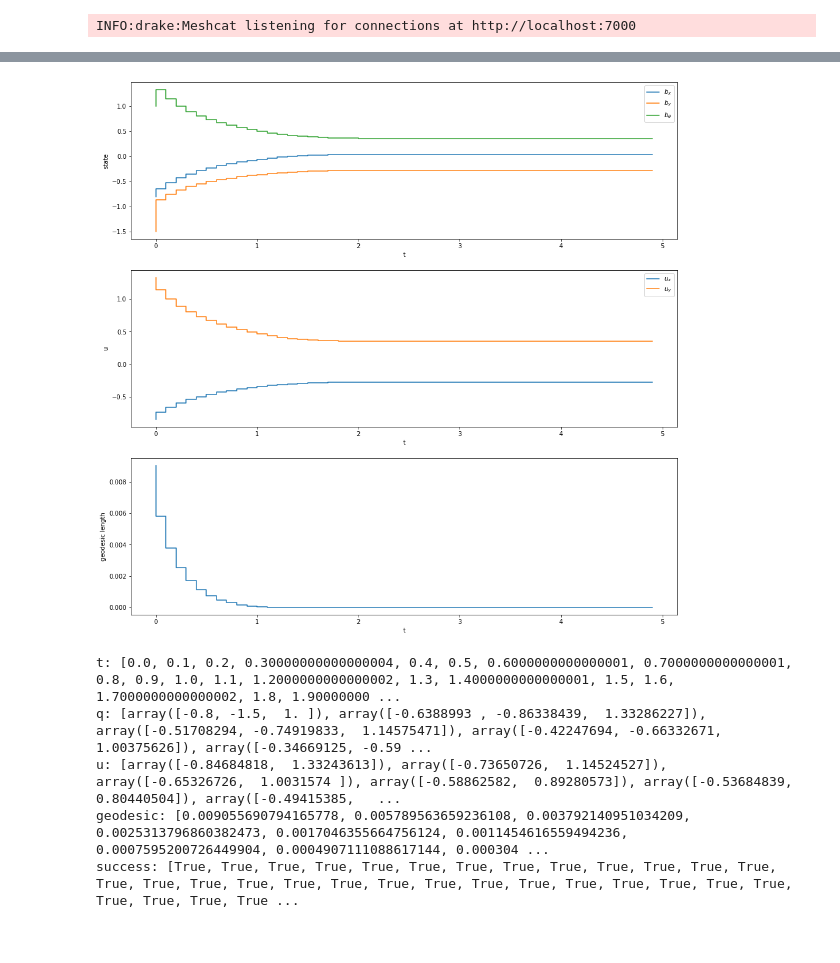
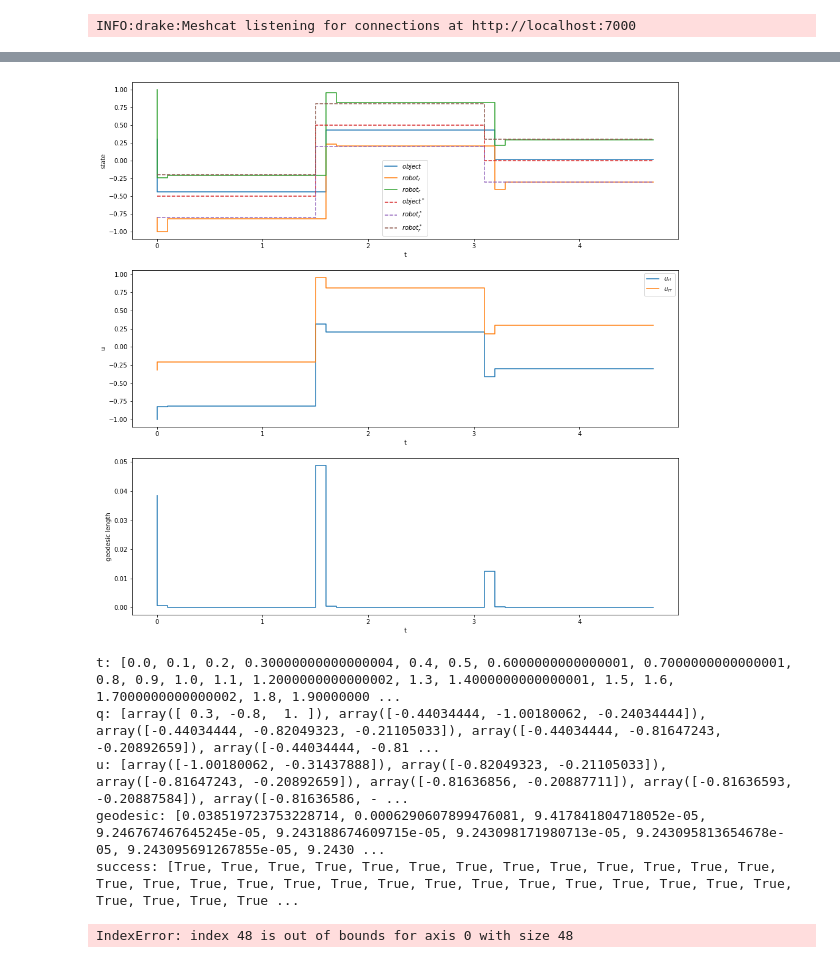
Before and after one commit to shaoyuancc/dccm_quasistatic, a Jupyter notebook: dccm_quasistatic/theory/quasistatic_1d_3spheres.ipynb, the cells around one changed output, grey strips where cells are left out. Cells and saved outputs as stored; diff of their text form; code cells hidden in the pictures.

Commit message:
some 3 sphere experiments

```diff
--- a/dccm_quasistatic/theory/quasistatic_1d_3spheres.ipynb
+++ b/dccm_quasistatic/theory/quasistatic_1d_3spheres.ipynb
@@ -266,7 +266,7 @@ class DCCMSystem():
 # %%
 sample_generator_params = SampleGeneratorParams(
     log_barrier_weight=10,
-    n_samples=500,
+    n_samples=900,
     workspace_radius=1,
     actuated_collision_geomtery_names=["hand::collision"]
 )
@@ -278,7 +278,7 @@ dccm_params = DCCMParams(
     dim_x=3,
     dim_u=2,
     deg=3,
-    beta=0.5,
+    beta=0.1,
     n_geodesic_segments=1,
 )
 q = np.array([-1.5, 0, 0.5]) # [object_x, robot_x]
@@ -333,8 +333,20 @@ wijc:
 # %%
 total_duration_s = 5
 
-q = np.array([-0.8, -1.5, 1]) # [box_x, box_y, box_theta, sphere_x, sphere_y]
-q_desired = np.array([0, -0.3, 0.5]) # [box_x, box_y, box_theta, sphere_x, sphere_y]
+# q = np.array([-0.5, -0.8, -0.2]) # [obj, robot_l, robot_r]
+# q_desired = np.array([0.5, 0.2, 0.8]) # [obj, robot_l, robot_r]
+
+# q = np.array([-0.5, -0.8, 1]) # [obj, robot_l, robot_r]
+# q_desired = np.array([0, -1, 1]) # [obj, robot_l, robot_r]
+
+# q = np.array([-0.5, -0.8, 1]) # [obj, robot_l, robot_r]
+# q_desired = np.array([0.5, -1, 0.8]) # [obj, robot_l, robot_r]
+
+q = np.array([0.3, -0.8, 1]) # [obj, robot_l, robot_r]
+reps = int((total_duration_s/0.1) / 3)
+q_desired = np.vstack((np.tile([-0.5, -0.8, -0.2], (reps,1)),
+                        np.tile([0.5, 0.2, 0.8], (reps,1)),
+                        np.tile([0.0, -0.3, 0.3], (reps,1))))
 
 q_sim_py.update_mbp_positions_from_vector(q)
 q_sim_py.draw_current_configuration()
@@ -344,12 +356,12 @@ sim_p = copy.deepcopy(q_sim.get_sim_params())
 sim_p.h = 0.1
 sim_p.unactuated_mass_scale = 10
 # exact dynamics
-# sim_p.gradient_mode = GradientMode.kNone
-# sim_p.forward_mode = ForwardDynamicsMode.kQpMp
+sim_p.gradient_mode = GradientMode.kNone
+sim_p.forward_mode = ForwardDynamicsMode.kQpMp
 # Smoothed dynamics
-sim_p.gradient_mode = GradientMode.kAB
-sim_p.log_barrier_weight = sample_generator_params.log_barrier_weight
-sim_p.forward_mode = ForwardDynamicsMode.kLogIcecream
+# sim_p.gradient_mode = GradientMode.kAB
+# sim_p.log_barrier_weight = sample_generator_params.log_barrier_weight
+# sim_p.forward_mode = ForwardDynamicsMode.kLogIcecream
 
 n_steps = int(total_duration_s / sim_p.h)
 t_log = []
@@ -358,51 +370,52 @@ u_log = []
 geodesic_log = []
 success_log = []
 
-def draw_plot(t, q, u, geodesic):
+def draw_plot(t, q, q_des, u, geodesic):
     clear_output(wait=True)
     fig, axs = plt.subplots(3, 1, figsize=(16, 16))
 
     axis = axs[0]
-    axis.step(t,
-            q)
-    axis.legend([r'$b_x$', r'$b_y$', r'$b_\theta$', r'$f_x$', r'$f_y$'])
+    axis.step(t, q, linestyle='solid')
+    axis.step(t, q_des, linestyle='dashed')
+    axis.legend([r'$object$', r'$robot_l$', r'$robot_r$', r'$object^*$', r'$robot^*_l$', r'$robot^*_r$'])
     axis.set_ylabel('state')
     axis.set_xlabel('t')
 
     axis = axs[1]
     axis.step(t,
             u)
-    axis.legend([r'$u_{x}$',r'$u_{y}$'])
+    axis.legend([r'$u_{rl}$',r'$u_{rr}$'])
     axis.set_ylabel('u')
     axis.set_xlabel('t')
 
     axis = axs[2]
     axis.step(t,
             geodesic)
     axis.set_ylabel('geodesic length')
     axis.set_xlabel('t')
 
     plt.show()
 
 
 for i in range(n_steps):
     t=i*sim_p.h
     t_log.append(t)
     q_log.append(q)
 
-    u, geodesic, success = dccm_system.control_law(q,q_desired,q_desired[-2:], t)
+    u, geodesic, success = dccm_system.control_law(q,q_desired[i],q_desired[i,-2:], t)
     q = q_sim.calc_dynamics(q, u, sim_p)
     q_sim_py.update_mbp_positions_from_vector(q)
     q_sim_py.draw_current_configuration()
     u_log.append(u)
     geodesic_log.append(geodesic)
     success_log.append(success)
-    draw_plot(t_log, q_log, u_log, geodesic_log)
+    draw_plot(t_log, q_log, q_desired[:i+1, :], u_log, geodesic_log)
     print(f"t: {t_log}, \nq: {q_log}, \nu: {u_log}, \ngeodesic: {geodesic_log}, \nsuccess: {success_log}")
 # %% [output]
-[figure, old version]
+[figure, new version]
 t: [0.0, 0.1, 0.2, 0.30000000000000004, 0.4, 0.5, 0.6000000000000001, 0.7000000000000001, 0.8, 0.9, 1.0, 1.1, 1.2000000000000002, 1.3, 1.4000000000000001, 1.5, 1.6, 1.7000000000000002, 1.8, 1.90000000 ...
-q: [array([-0.8, -1.5,  1. ]), array([-0.6388993 , -0.86338439,  1.33286227]), array([-0.51708294, -0.74919833,  1.14575471]), array([-0.42247694, -0.66332671,  1.00375626]), array([-0.34669125, -0.59 ...
-u: [array([-0.84684818,  1.33243613]), array([-0.73650726,  1.14524527]), array([-0.65326726,  1.0031574 ]), array([-0.58862582,  0.89280573]), array([-0.53684839,  0.80440504]), array([-0.49415385,   ...
-geodesic: [0.009055690794165778, 0.005789563659236108, 0.003792140951034209, 0.0025313796860382473, 0.0017046355664756124, 0.0011454616559494236, 0.0007595200726449904, 0.0004907111088617144, 0.000304 ...
+q: [array([ 0.3, -0.8,  1. ]), array([-0.44034444, -1.00180062, -0.24034444]), array([-0.44034444, -0.82049323, -0.21105033]), array([-0.44034444, -0.81647243, -0.20892659]), array([-0.44034444, -0.81 ...
+u: [array([-1.00180062, -0.31437888]), array([-0.82049323, -0.21105033]), array([-0.81647243, -0.20892659]), array([-0.81636856, -0.20887711]), array([-0.81636593, -0.20887584]), array([-0.81636586, - ...
+geodesic: [0.038519723753228714, 0.0006290607899476081, 9.417841804718052e-05, 9.246767467645245e-05, 9.243188674609715e-05, 9.243098171980713e-05, 9.243095813654678e-05, 9.243095691267855e-05, 9.2430 ...
 success: [True, True, True, True, True, True, True, True, True, True, True, True, True, True, True, True, True, True, True, True, True, True, True, True, True, True, True, True, True, True, True, True ...
+IndexError: index 48 is out of bounds for axis 0 with size 48
```
Also changed, not shown: parts of 1 cell of this notebook, 6 other files.
